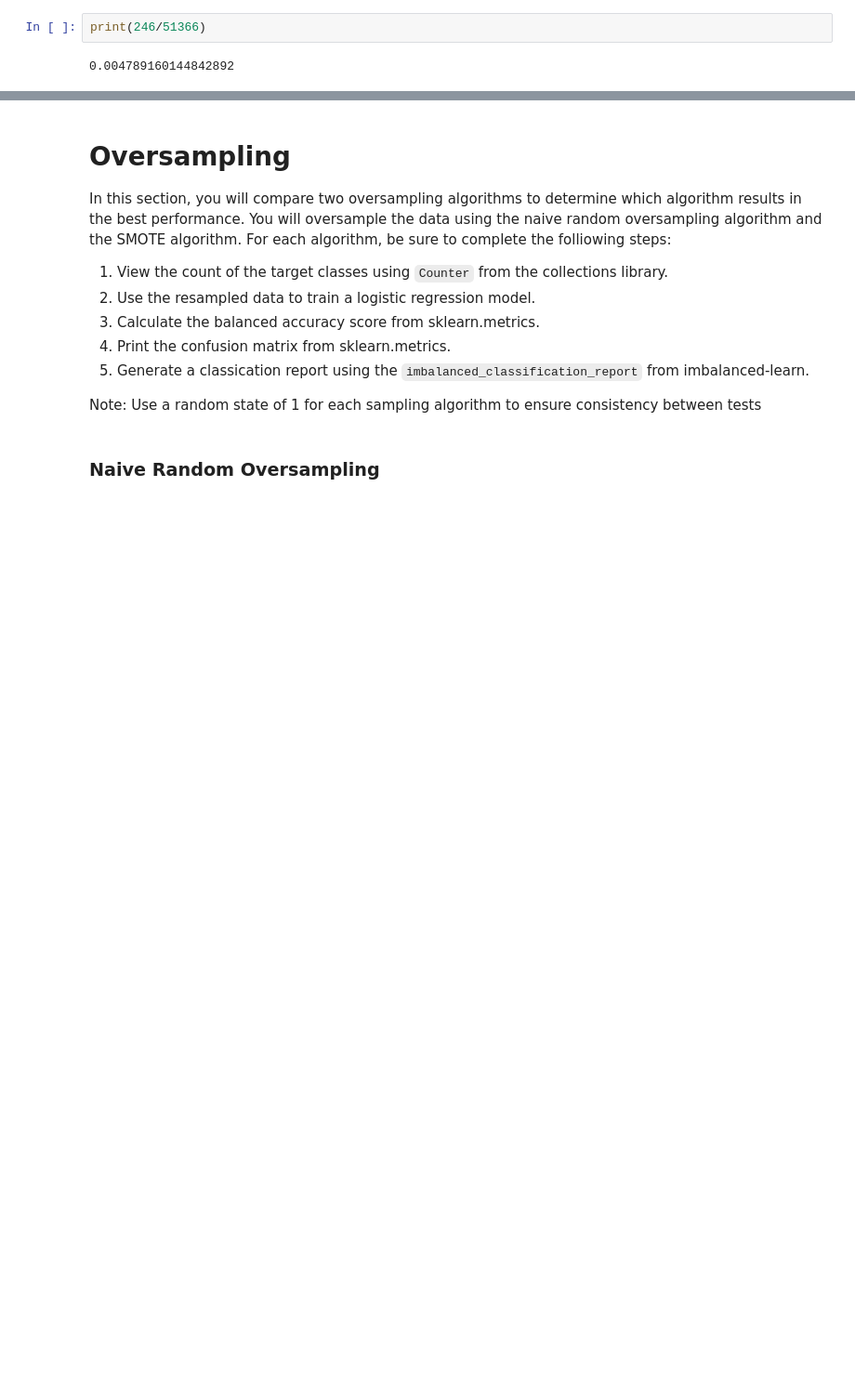
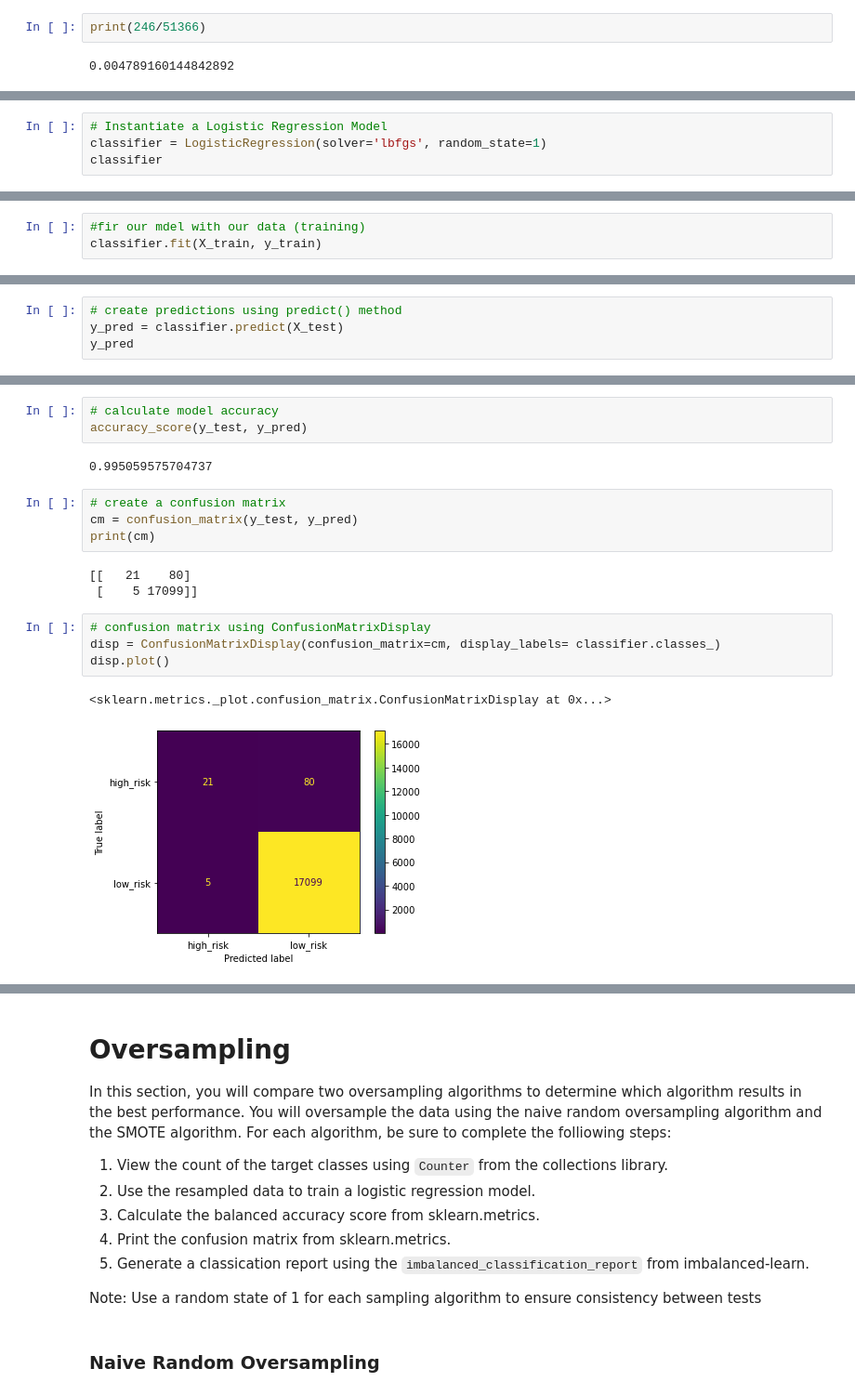
Before and after one commit to cpstell/Credit_Risk_Analysis, a Jupyter notebook: credit_risk_resampling.ipynb, the cells around one changed output, grey strips where cells are left out. Shown: that part at 93% size. Cells and saved outputs as stored; diff of their text form; blank space fills up the shorter version.

```diff
--- a/credit_risk_resampling.ipynb
+++ b/credit_risk_resampling.ipynb
@@ -408,0 +464,4 @@ print(246/51366)
+# %%
+# Instantiate a Logistic Regression Model
+classifier = LogisticRegression(solver='lbfgs', random_state=1)
+classifier
@@ -408,0 +470,3 @@ print(246/51366)
+# %%
+#fir our mdel with our data (training)
+classifier.fit(X_train, y_train)
@@ -408,0 +475,4 @@ print(246/51366)
+# %%
+# create predictions using predict() method
+y_pred = classifier.predict(X_test)
+y_pred
@@ -408,0 +499,19 @@ print(246/51366)
+# %%
+# calculate model accuracy
+accuracy_score(y_test, y_pred)
+# %% [output]
+0.995059575704737
+# %%
+# create a confusion matrix
+cm = confusion_matrix(y_test, y_pred)
+print(cm)
+# %% [output]
+[[   21    80]
+ [    5 17099]]
+# %%
+# confusion matrix using ConfusionMatrixDisplay
+disp = ConfusionMatrixDisplay(confusion_matrix=cm, display_labels= classifier.classes_)
+disp.plot()
+# %% [output]
+<sklearn.metrics._plot.confusion_matrix.ConfusionMatrixDisplay at 0x...>
+[figure, added]
```
Also changed, not shown: parts of 43 cells of this notebook, 10 other files.
